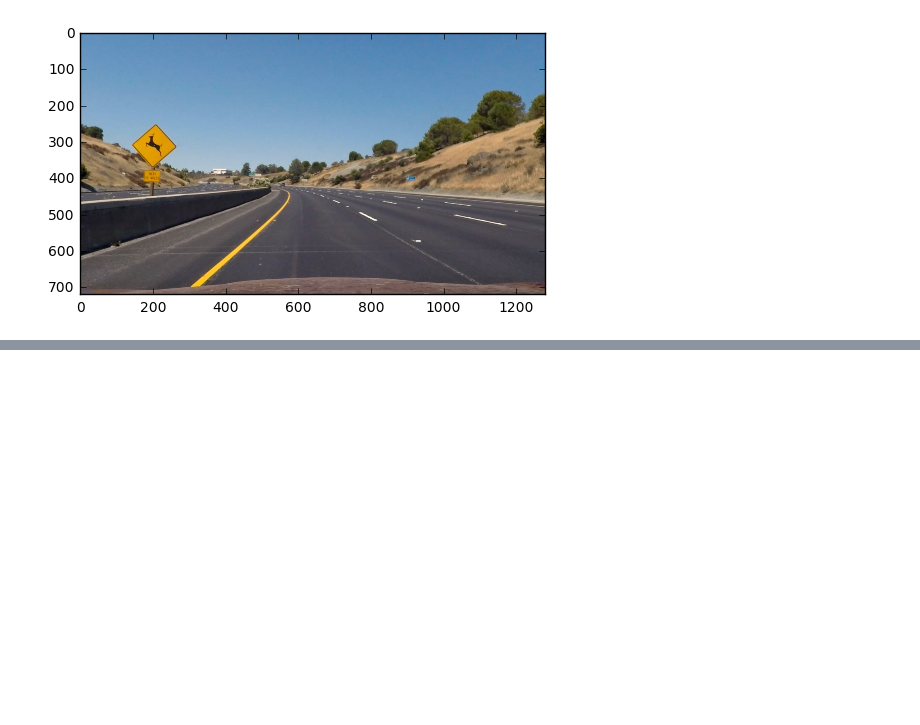
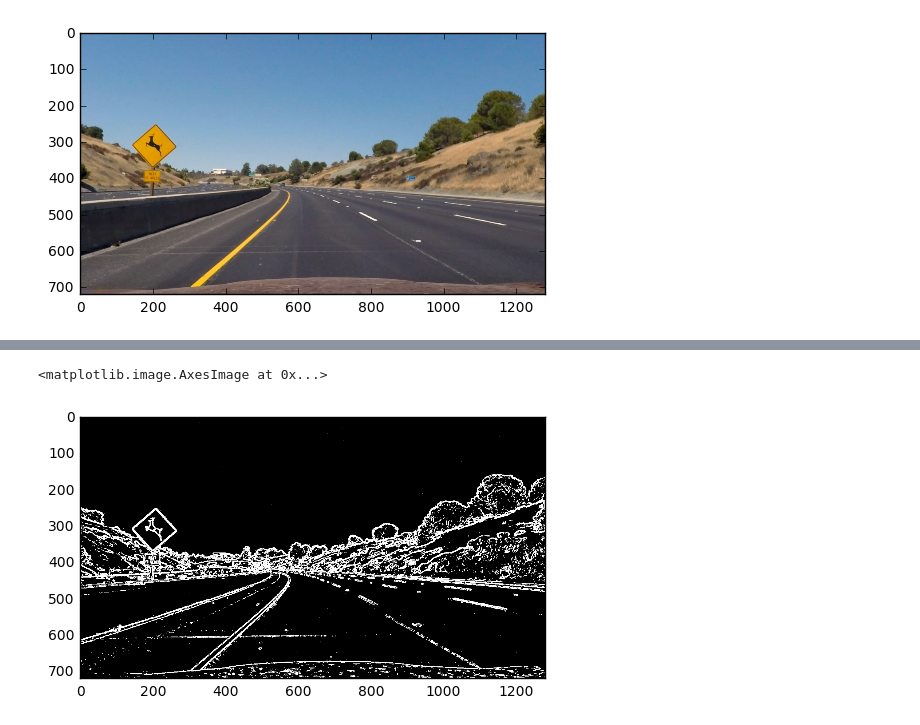
Before and after one commit to tadasdanielius/CarND-Advanced-Lane-Lines, a Jupyter notebook: Advanced-Lane-Detection.ipynb, the cells around one changed output, grey strips where cells are left out. Saved outputs shown, nothing was run; the diff lists cells and outputs as text; code cells hidden in the pictures; blank space fills up the shorter version.

```diff
--- a/Advanced-Lane-Detection.ipynb
+++ b/Advanced-Lane-Detection.ipynb
@@ -52,0 +43,5 @@ plt.imshow(undist)
+# %%
+plt.imshow(edges.combined, cmap='gray')
+# %% [output]
+<matplotlib.image.AxesImage at 0x...>
+[figure, added]
```
Also changed, not shown: parts of 24 cells of this notebook, 5 other files.
